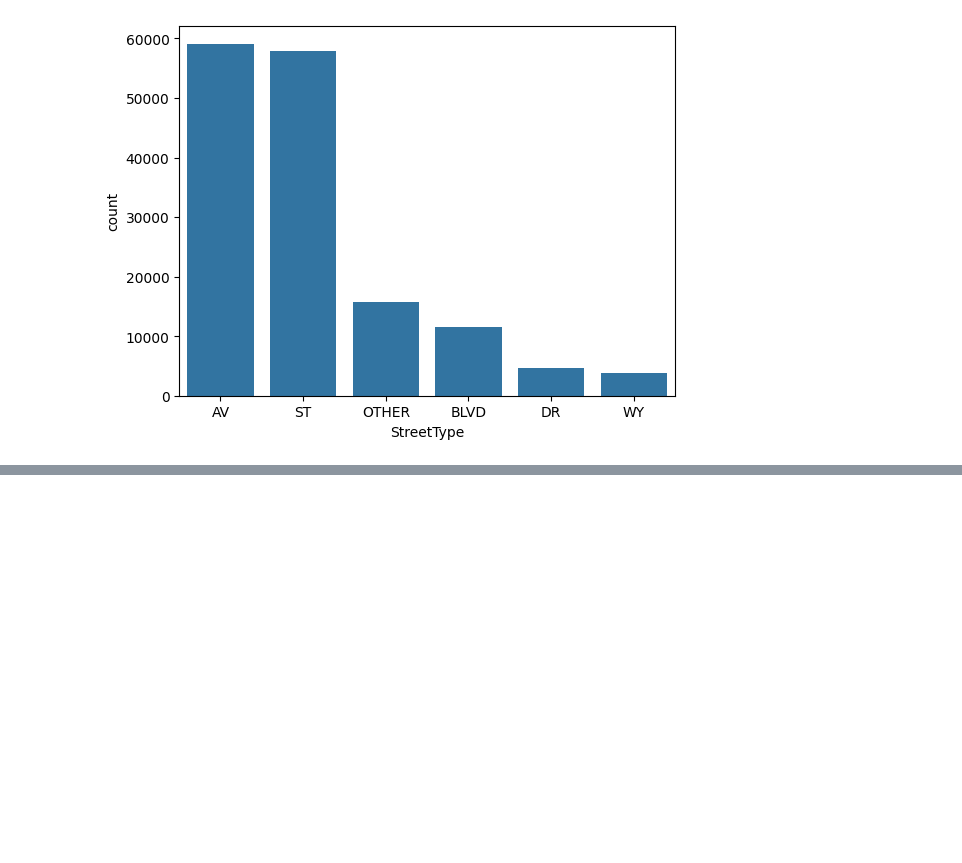
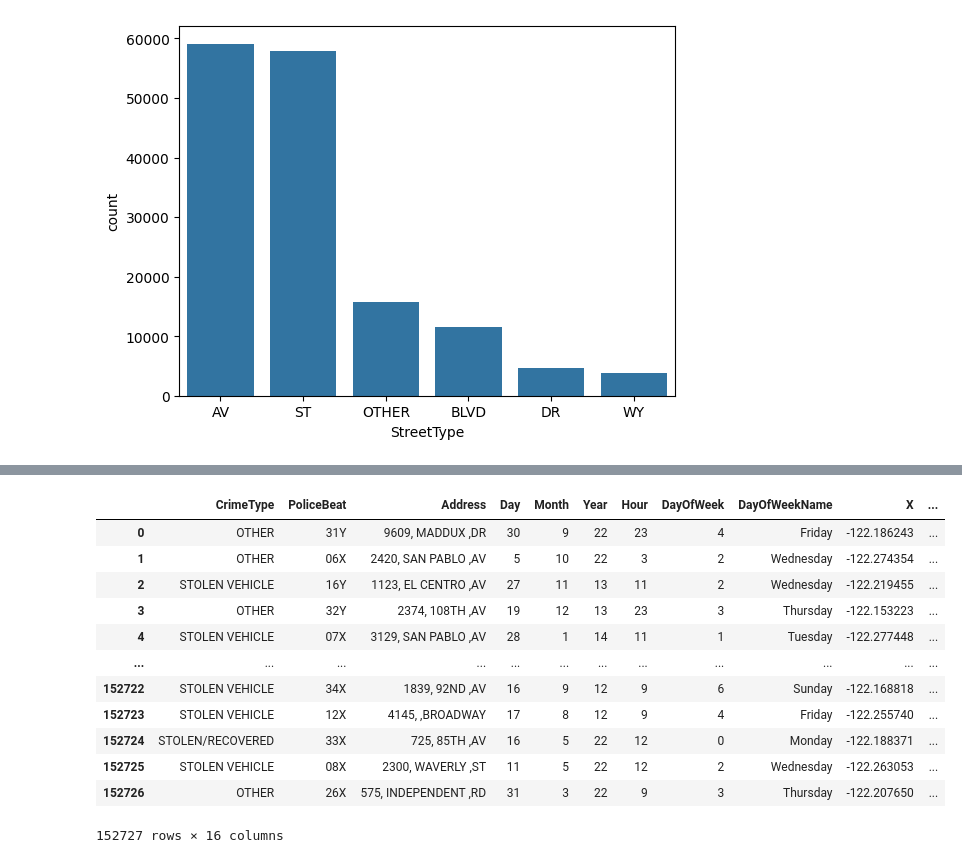
Before and after one commit to thinhh/CMPE-255-Project, a Jupyter notebook: data_exploration.ipynb, the cells around one changed output, grey strips where cells are left out. Cells and saved outputs as stored; diff of their text form; code cells hidden in the pictures; blank space fills up the shorter version.

```diff
--- a/data_exploration.ipynb
+++ b/data_exploration.ipynb
@@ -297,0 +320,18 @@ sns.barplot(df['StreetType'].value_counts())
+# %%
+df['geometry'] = df.apply(lambda row: Point(row['X'], row['Y']), axis=1)
+# %%
+df
+# %% [output]
+|  | CrimeType | PoliceBeat | Address | Day | Month | Year | Hour | DayOfWeek | DayOfWeekName | X | ... |
+| 0 | OTHER | 31Y | 9609, MADDUX ,DR | 30 | 9 | 22 | 23 | 4 | Friday | -122.186243 | ... |
+| 1 | OTHER | 06X | 2420, SAN PABLO ,AV | 5 | 10 | 22 | 3 | 2 | Wednesday | -122.274354 | ... |
+| 2 | STOLEN VEHICLE | 16Y | 1123, EL CENTRO ,AV | 27 | 11 | 13 | 11 | 2 | Wednesday | -122.219455 | ... |
+| 3 | OTHER | 32Y | 2374, 108TH ,AV | 19 | 12 | 13 | 23 | 3 | Thursday | -122.153223 | ... |
+| 4 | STOLEN VEHICLE | 07X | 3129, SAN PABLO ,AV | 28 | 1 | 14 | 11 | 1 | Tuesday | -122.277448 | ... |
+| ... | ... | ... | ... | ... | ... | ... | ... | ... | ... | ... | ... |
+| 152722 | STOLEN VEHICLE | 34X | 1839, 92ND ,AV | 16 | 9 | 12 | 9 | 6 | Sunday | -122.168818 | ... |
+| 152723 | STOLEN VEHICLE | 12X | 4145, ,BROADWAY | 17 | 8 | 12 | 9 | 4 | Friday | -122.255740 | ... |
+| 152724 | STOLEN/RECOVERED | 33X | 725, 85TH ,AV | 16 | 5 | 22 | 12 | 0 | Monday | -122.188371 | ... |
+| 152725 | STOLEN VEHICLE | 08X | 2300, WAVERLY ,ST | 11 | 5 | 22 | 12 | 2 | Wednesday | -122.263053 | ... |
+| 152726 | OTHER | 26X | 575, INDEPENDENT ,RD | 31 | 3 | 22 | 9 | 3 | Thursday | -122.207650 | ... |
+152727 rows × 16 columns
```
Also changed, not shown: parts of 11 cells of this notebook, 5 other files.
